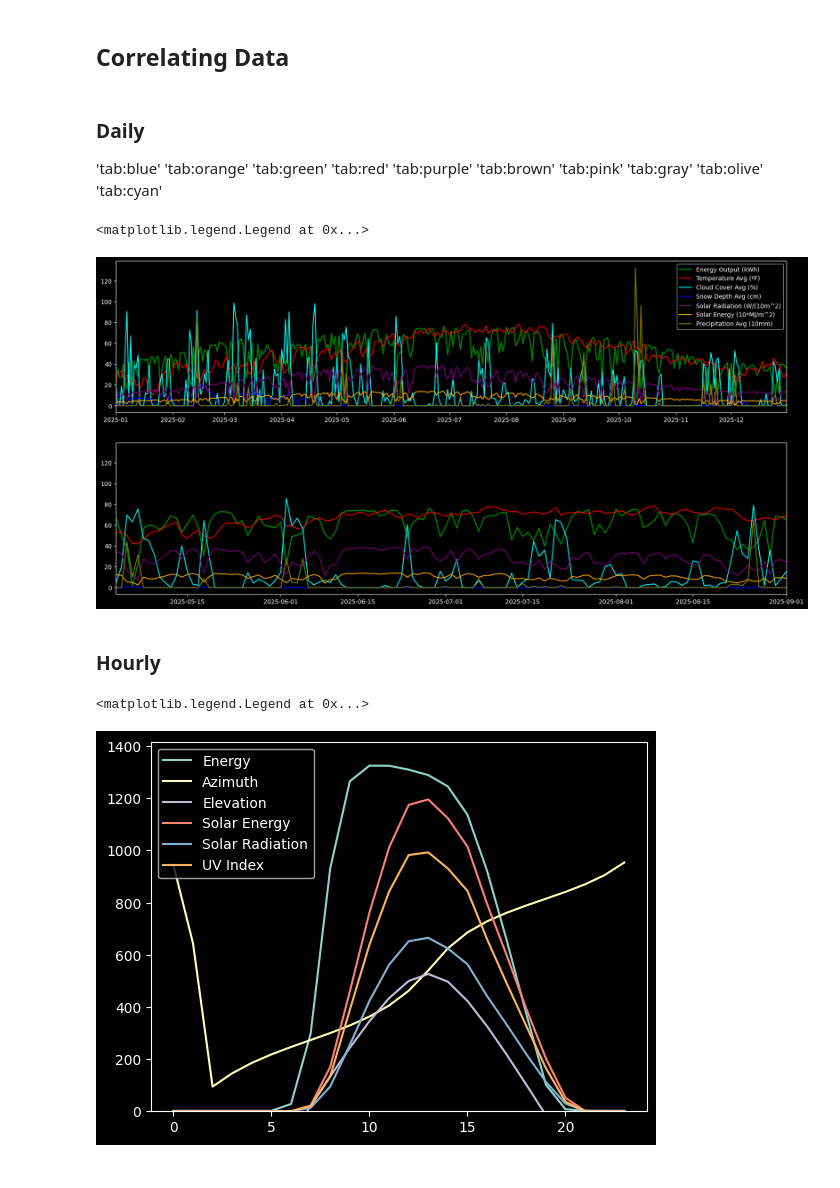
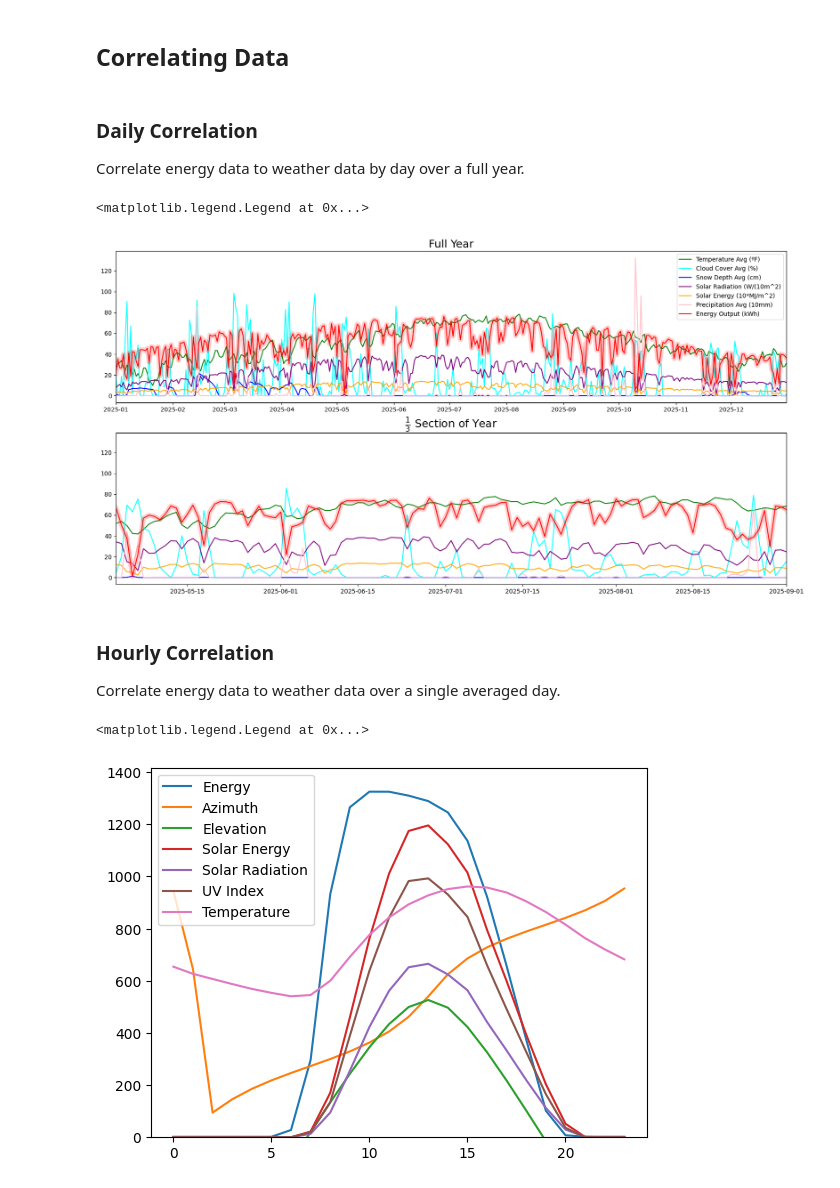
Before and after one commit to khakis23/JuniorDesignP1, a Jupyter notebook: main.ipynb, the cells around one changed output. Saved outputs shown, nothing was run; the diff lists cells and outputs as text; code cells hidden in the pictures.

```diff
--- a/main.ipynb
+++ b/main.ipynb
@@ -3,27 +13,27 @@
 # %%
-import pandas as pd
-from src.ForecastClient import ForecastClient
-import matplotlib.pyplot as plt
-
-df = pd.read_csv('data/DRO_2025-01-01_2026-02-09.csv')
-df["datetime"] = pd.to_datetime(df["datetime"], errors="coerce")
-df = df.dropna(subset=["datetime"]).set_index("datetime").sort_index()
+# read CSV's
+weather_df = pd.read_csv('data/DRO_2025-01-01_2026-02-09.csv')   # weather data from Visual Crossing
+weather_df["datetime"] = pd.to_datetime(weather_df["datetime"], errors="coerce")   # set index
+weather_df = weather_df.dropna(subset=["datetime"]).set_index("datetime").sort_index()
 
 # basic data info
-print("Data Size:  ", df.shape, "\n\n")
+print("Data Size:  ", weather_df.shape, "\n\n")
 print("——— Headers ———")
-print(*df.columns, "\n\n", sep=", ")
+print(*weather_df.columns, "\n\n", sep=", ")
 
-# load in sample forecast data
+# load in sample forecast data (from V.C.) to ensure it matches
 df_forecast = pd.read_json('data/forecast_example.json')
 
 # print data to see what we may need to adjust
 print("24 hours of each data point:")
-for col in df.columns[2:]:
+for col in weather_df.columns[2:]:
     if col not in df_forecast.columns:
         print(f"\n ***** Column '{col}' not found in forecast data. *****\n")
         continue
-    print(pd.concat([df[col].head(24), df_forecast[col].head(24)], axis=1))
+    print(pd.concat([
+        weather_df[col].head(24).reset_index(drop=True),
+        df_forecast[col].head(24).reset_index(drop=True)
+    ], axis=1))
 # %% [output]
 Data Size:   (9720, 23)
 
@@ -86,67 +147,66 @@ weekly.plot(figsize=(15, 5), title="Weekly Sample")
 # %% [markdown]
 ## Correlating Data
 # %% [markdown]
-### Daily
+### Daily Correlation
 
-'tab:blue'
-'tab:orange'
-'tab:green'
-'tab:red'
-'tab:purple'
-'tab:brown'
-'tab:pink'
-'tab:gray'
-'tab:olive'
-'tab:cyan'
+Correlate energy data to weather data by day over a full year.
 # %%
+# visualize between these two dates
 minday, maxday = "2025-01-01", "2025-12-31"
 
 ### organize data
 output = daily.loc[minday:maxday] / 1000   # kWh
 
 # weather df
-df.index = pd.to_datetime(df.index)
+weather_df.index = pd.to_datetime(weather_df.index)
 # df = df[~df.index.isna()].sort_index()   # drop any rows that failed parsing
-weather = df.loc[minday:maxday]
+weather = weather_df.loc[minday:maxday]
 
-# crete potential features
+# crete potential features (scales for visualizing)
 temp = weather["temp"].resample("D").mean()
 clouds = weather["cloudcover"].resample("D").mean()
 snow = weather["snowdepth"].resample("D").mean() * 2.54   # inches —> cm
 radiation = weather["solarradiation"].resample("D").mean() / 10   # W/m^2
 sol_energy = weather["solarenergy"].resample("D").mean() * 10   # MJ/m^2
 precip = weather["precip"].resample("D").mean() * 2540
 
-
+# plot features against energy output
 fig, ax = plt.subplots(2, 1, figsize=(20, 10))
 for x in ax:
     # TODO comment out the ones you dont want to see!
-    x.plot(output, label="Energy Output (kWh)", color="green", linewidth=2)
-    x.plot(temp, label="Temperature Avg (ºF)", color="red")
+    x.plot(temp, label="Temperature Avg (ºF)", color="green")
     x.plot(clouds, label="Cloud Cover Avg (%)", color="cyan")
     x.plot(snow, label="Snow Depth Avg (cm)", color="blue")
     x.plot(radiation, label="Solar Radiation (W/(10m^2)", color="purple")
     x.plot(sol_energy, label="Solar Energy (10*MJ/m^2)", color="orange")
-    x.plot(precip, label="Precipitation Avg (10mm)", color="olive")
+    x.plot(precip, label="Precipitation Avg (10mm)", color="pink")
+    x.plot(output, label="Energy Output (kWh)", color="red")
+    x.plot(output, linewidth=8, color="red", alpha=0.2)
+
+ax[0].set_title("Full Year", fontdict={"fontsize": 18})
+ax[1].set_title(r"$\frac{1}{3}$ Section of Year", fontdict={"fontsize": 18})
 ax[0].set_xlim(output.index[0], output.index[-1])
 ax[1].set_xlim(output.index[int(len(output.index) / 3)], output.index[int(len(output.index) * 2 / 3)])
 ax[0].legend()
 # %% [output]
 <matplotlib.legend.Legend at 0x...>
-[figure, old version]
+[figure, new version]
 # %% [markdown]
-### Hourly
+### Hourly Correlation
+
+Correlate energy data to weather data over a single averaged day.
 # %%
 p_data = p_data.sort_index()
 year_p_data = p_data.loc[minday:maxday]
 hourly_profile = year_p_data["power"].groupby(year_p_data.index.hour).mean()
 
-# potential features
+# potential features (scaled for visualization)
 azimuth = weather["sunazimuth"].groupby(weather.index.hour).mean() * 3
 elevation = weather["sunelevation"].groupby(weather.index.hour).mean() * 10
 solar_energy = weather["solarenergy"].groupby(weather.index.hour).mean() * 500
 radiation = weather["solarradiation"].groupby(weather.index.hour).mean()
 uv_index = weather["uvindex"].groupby(weather.index.hour).mean() * 150
+temp = weather["temp"].groupby(weather.index.hour).mean() * 15
 
 # plots
 plt.plot(hourly_profile, label="Energy")
@@ -155,10 +215,10 @@ plt.plot(elevation, label="Elevation")
 plt.plot(solar_energy, label="Solar Energy")
 plt.plot(radiation, label="Solar Radiation")
 plt.plot(uv_index, label="UV Index")
+plt.plot(temp, label="Temperature")
 
 plt.ylim(0)
-
 plt.legend()
 # %% [output]
 <matplotlib.legend.Legend at 0x...>
-[figure, old version]
+[figure, new version]
```
Also changed, not shown: parts of 31 cells of this notebook, 6 other files.
